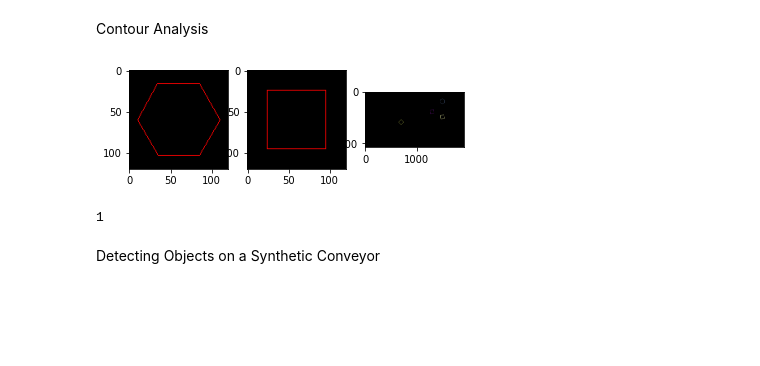
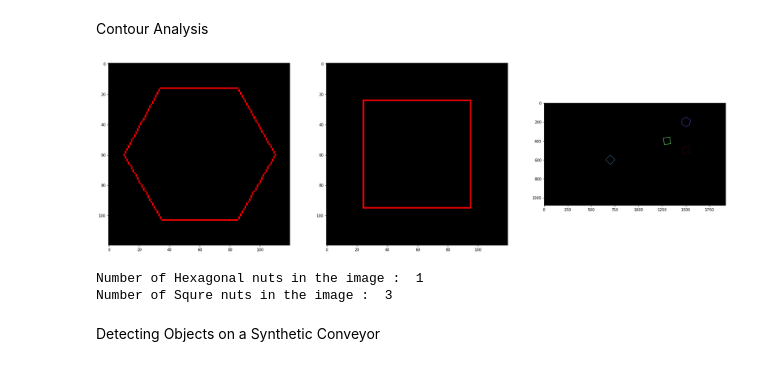
Before and after one commit to DilshiTP/Image-Processing, a Jupyter notebook: Assignments/190626H-Assignment_3.ipynb, the cells around one changed output. Cells and saved outputs as stored; diff of their text form; code cells hidden in the pictures; blank space fills up the shorter version.

```diff
--- a/Assignments/190626H-Assignment_3.ipynb
+++ b/Assignments/190626H-Assignment_3.ipynb
@@ -69,41 +72,47 @@ plt.show()
 # %% [markdown]
 Contour Analysis
 # %%
-import random as rng
 contours1, hierarchy1 = cv.findContours(closing1, cv.RETR_EXTERNAL, cv.CHAIN_APPROX_SIMPLE)
 hexnut_template_contour = contours1[0]
 
 contours2, hierarchy2 = cv.findContours(closing2, cv.RETR_EXTERNAL, cv.CHAIN_APPROX_SIMPLE)
 squarenut_template_contour = contours2[0]
 
 contours3, hierarchy3 = cv.findContours(closing3, cv.RETR_EXTERNAL, cv.CHAIN_APPROX_SIMPLE)
 
 new_hex = np.zeros(hexnut_template.shape, dtype=np.uint8)
 cv.drawContours(new_hex, contours1, -1, (0, 0, 255))
-new_squ = np.zeros(hexnut_template.shape, dtype=np.uint8)
+new_squ = np.zeros(squarenut_template.shape, dtype=np.uint8)
 cv.drawContours(new_squ, contours2, -1, (0, 0, 255))
 new_conveyor = np.zeros(conveyor_f100.shape, dtype=np.uint8)
+
+import random as rng
 for i in range(len(contours3)):
         color = (rng.randint(0,256), rng.randint(0,256), rng.randint(0,256))
         cv.drawContours(new_conveyor, contours3, i, color, 3)
 
-fig, ax = plt. subplots(1,3)
+fig, ax = plt. subplots(1,3, figsize = (30,30))
 ax[0].imshow(cv.cvtColor(new_hex, cv.COLOR_BGR2RGB))
 ax[1].imshow(cv.cvtColor(new_squ, cv.COLOR_BGR2RGB))
 ax[2].imshow(cv.cvtColor(new_conveyor, cv.COLOR_BGR2RGB))
 plt.show()
+
+count1 = 0
+count2 = 0
+for t in contours3:
+    r1 = cv.matchShapes(t,squarenut_template_contour,1,0.0)
+    r2 = cv.matchShapes(t,hexnut_template_contour,1,0.0)
+    if (r1 < 0.005):
+        count1 += 1
+    if (r2 < 0.005):
+        count2 +=1
+
+print("Number of Hexagonal nuts in the image : ", count2)
+print("Number of Squre nuts in the image : ", count1)
 # %% [output]
-[figure, old version]
+[figure, new version]
+Number of Hexagonal nuts in the image :  1
+Number of Squre nuts in the image :  3
-# %%
-count = 0
-for t in contours3:
-    r = cv.matchShapes(t,hexnut_template_contour,1,0.0)
-    if (r < 0.001):
-        count += 1
-
-print(count)
-# %% [output]
-1
 # %% [markdown]
 Detecting Objects on a Synthetic Conveyor
 # %%
```
Also changed, not shown: parts of 7 cells of this notebook.
